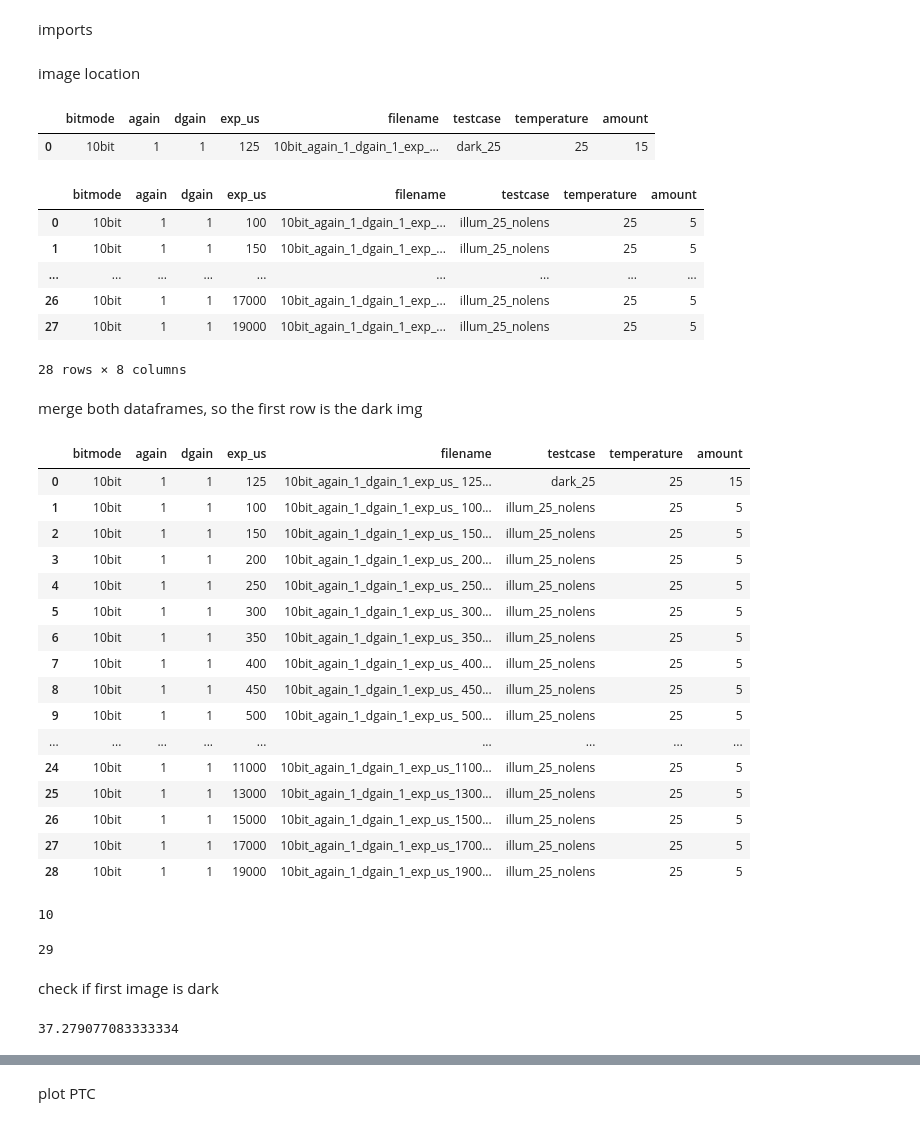
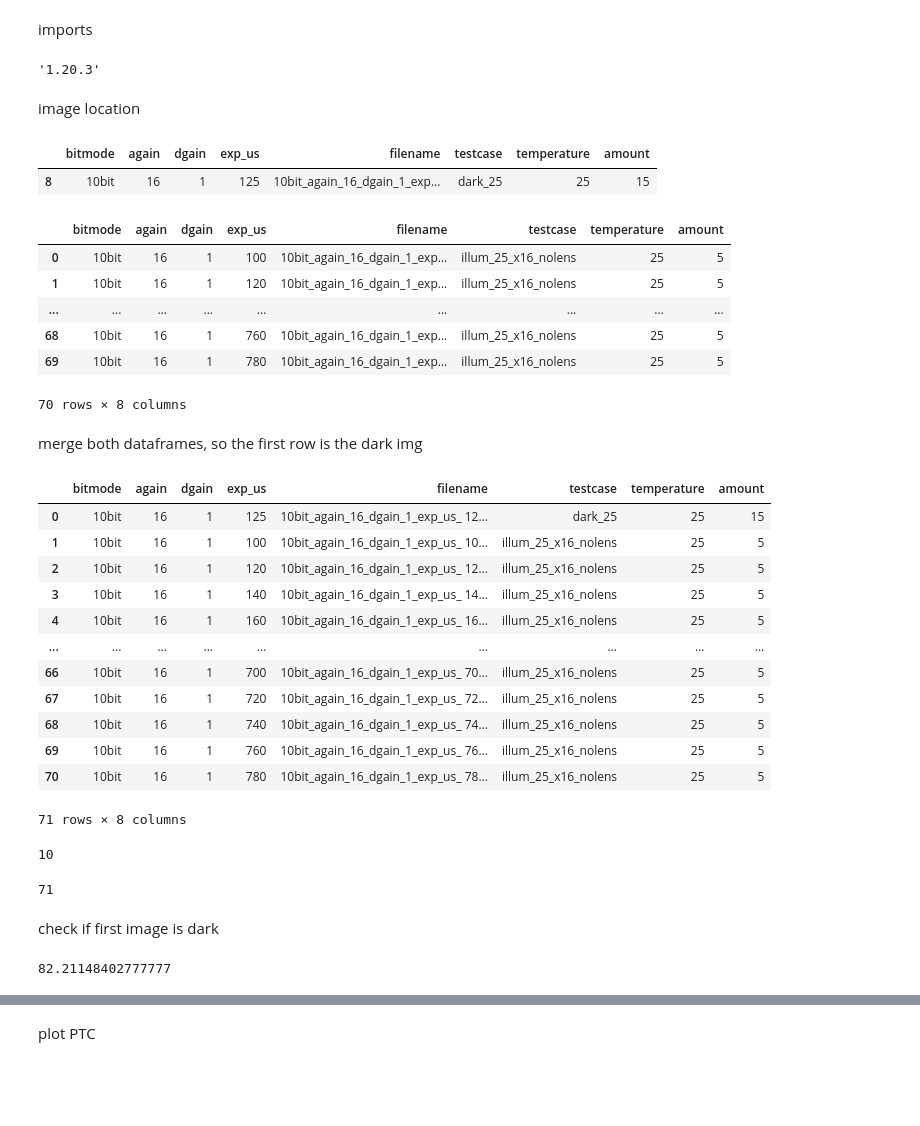
Before and after one commit to kstr0/ams_jetcis_software, a Jupyter notebook: ams_jetcis/notebooks/illuminated_ptc.ipynb, the cells around one changed output, grey strips where cells are left out. Saved outputs shown, nothing was run; the diff lists cells and outputs as text; code cells hidden in the pictures; blank space fills up the shorter version.

```diff
--- a/ams_jetcis/notebooks/illuminated_ptc.ipynb
+++ b/ams_jetcis/notebooks/illuminated_ptc.ipynb
@@ -16,32 +18,36 @@ import plotly.graph_objects as go
+# %%
+np.__version__
+# %% [output]
+'1.20.3'
 # %% [markdown]
 image location
 # %%
-illum_images = pathlib.Path(r'C:\Users\pbae.OFFICE\Documents\MEGAsync\ams\mira050illum_25_nolens')
+illum_images = pathlib.Path(r'C:\Users\pbae.OFFICE\Documents\MEGAsync\ams\mira050illum_25_x16_nolens')
 results_illum = illum_images/'results.csv'
 dark_images = pathlib.Path(r'C:\Users\pbae.OFFICE\Documents\MEGAsync\ams\mira050dark_25')
 results_dark = dark_images/'results.csv'
 # %%
 df_illum=pd.read_csv(results_illum)
 df_dark_all=pd.read_csv(results_dark)
 
 with pd.option_context('display.max_rows', 5,
                        'display.max_columns', 8,
                        'display.precision', 3,
                        'display.max_colwidth', 30
                        ):
-    df_dark=df_dark_all[(df_dark_all["again"] == 1) & (df_dark_all["exp_us"] == 125)]
+    df_dark=df_dark_all[(df_dark_all["again"] == 16) & (df_dark_all["exp_us"] == 125)]
     display(df_dark)
     display(df_illum)
 # %% [output]
 |  | bitmode | again | dgain | exp_us | filename | testcase | temperature | amount |
-| 0 | 10bit | 1 | 1 | 125 | 10bit_again_1_dgain_1_exp_... | dark_25 | 25 | 15 |
+| 8 | 10bit | 16 | 1 | 125 | 10bit_again_16_dgain_1_exp... | dark_25 | 25 | 15 |
 |  | bitmode | again | dgain | exp_us | filename | testcase | temperature | amount |
-| 0 | 10bit | 1 | 1 | 100 | 10bit_again_1_dgain_1_exp_... | illum_25_nolens | 25 | 5 |
-| 1 | 10bit | 1 | 1 | 150 | 10bit_again_1_dgain_1_exp_... | illum_25_nolens | 25 | 5 |
+| 0 | 10bit | 16 | 1 | 100 | 10bit_again_16_dgain_1_exp... | illum_25_x16_nolens | 25 | 5 |
+| 1 | 10bit | 16 | 1 | 120 | 10bit_again_16_dgain_1_exp... | illum_25_x16_nolens | 25 | 5 |
 | ... | ... | ... | ... | ... | ... | ... | ... | ... |
-| 26 | 10bit | 1 | 1 | 17000 | 10bit_again_1_dgain_1_exp_... | illum_25_nolens | 25 | 5 |
-| 27 | 10bit | 1 | 1 | 19000 | 10bit_again_1_dgain_1_exp_... | illum_25_nolens | 25 | 5 |
+| 68 | 10bit | 16 | 1 | 760 | 10bit_again_16_dgain_1_exp... | illum_25_x16_nolens | 25 | 5 |
+| 69 | 10bit | 16 | 1 | 780 | 10bit_again_16_dgain_1_exp... | illum_25_x16_nolens | 25 | 5 |
-28 rows × 8 columns
+70 rows × 8 columns
 # %% [markdown]
 merge both dataframes, so the first row is the dark img
 # %%
@@ -49,22 +55,18 @@ df_both=df_dark.append(df_illum, ignore_index = True)
 display(df_both)
 # %% [output]
 |  | bitmode | again | dgain | exp_us | filename | testcase | temperature | amount |
-| 0 | 10bit | 1 | 1 | 125 | 10bit_again_1_dgain_1_exp_us_ 125... | dark_25 | 25 | 15 |
-| 1 | 10bit | 1 | 1 | 100 | 10bit_again_1_dgain_1_exp_us_ 100... | illum_25_nolens | 25 | 5 |
-| 2 | 10bit | 1 | 1 | 150 | 10bit_again_1_dgain_1_exp_us_ 150... | illum_25_nolens | 25 | 5 |
-| 3 | 10bit | 1 | 1 | 200 | 10bit_again_1_dgain_1_exp_us_ 200... | illum_25_nolens | 25 | 5 |
-| 4 | 10bit | 1 | 1 | 250 | 10bit_again_1_dgain_1_exp_us_ 250... | illum_25_nolens | 25 | 5 |
-| 5 | 10bit | 1 | 1 | 300 | 10bit_again_1_dgain_1_exp_us_ 300... | illum_25_nolens | 25 | 5 |
-| 6 | 10bit | 1 | 1 | 350 | 10bit_again_1_dgain_1_exp_us_ 350... | illum_25_nolens | 25 | 5 |
-| 7 | 10bit | 1 | 1 | 400 | 10bit_again_1_dgain_1_exp_us_ 400... | illum_25_nolens | 25 | 5 |
-| 8 | 10bit | 1 | 1 | 450 | 10bit_again_1_dgain_1_exp_us_ 450... | illum_25_nolens | 25 | 5 |
-| 9 | 10bit | 1 | 1 | 500 | 10bit_again_1_dgain_1_exp_us_ 500... | illum_25_nolens | 25 | 5 |
+| 0 | 10bit | 16 | 1 | 125 | 10bit_again_16_dgain_1_exp_us_ 12... | dark_25 | 25 | 15 |
+| 1 | 10bit | 16 | 1 | 100 | 10bit_again_16_dgain_1_exp_us_ 10... | illum_25_x16_nolens | 25 | 5 |
+| 2 | 10bit | 16 | 1 | 120 | 10bit_again_16_dgain_1_exp_us_ 12... | illum_25_x16_nolens | 25 | 5 |
+| 3 | 10bit | 16 | 1 | 140 | 10bit_again_16_dgain_1_exp_us_ 14... | illum_25_x16_nolens | 25 | 5 |
+| 4 | 10bit | 16 | 1 | 160 | 10bit_again_16_dgain_1_exp_us_ 16... | illum_25_x16_nolens | 25 | 5 |
 | ... | ... | ... | ... | ... | ... | ... | ... | ... |
-| 24 | 10bit | 1 | 1 | 11000 | 10bit_again_1_dgain_1_exp_us_1100... | illum_25_nolens | 25 | 5 |
-| 25 | 10bit | 1 | 1 | 13000 | 10bit_again_1_dgain_1_exp_us_1300... | illum_25_nolens | 25 | 5 |
-| 26 | 10bit | 1 | 1 | 15000 | 10bit_again_1_dgain_1_exp_us_1500... | illum_25_nolens | 25 | 5 |
-| 27 | 10bit | 1 | 1 | 17000 | 10bit_again_1_dgain_1_exp_us_1700... | illum_25_nolens | 25 | 5 |
-| 28 | 10bit | 1 | 1 | 19000 | 10bit_again_1_dgain_1_exp_us_1900... | illum_25_nolens | 25 | 5 |
+| 66 | 10bit | 16 | 1 | 700 | 10bit_again_16_dgain_1_exp_us_ 70... | illum_25_x16_nolens | 25 | 5 |
+| 67 | 10bit | 16 | 1 | 720 | 10bit_again_16_dgain_1_exp_us_ 72... | illum_25_x16_nolens | 25 | 5 |
+| 68 | 10bit | 16 | 1 | 740 | 10bit_again_16_dgain_1_exp_us_ 74... | illum_25_x16_nolens | 25 | 5 |
+| 69 | 10bit | 16 | 1 | 760 | 10bit_again_16_dgain_1_exp_us_ 76... | illum_25_x16_nolens | 25 | 5 |
+| 70 | 10bit | 16 | 1 | 780 | 10bit_again_16_dgain_1_exp_us_ 78... | illum_25_x16_nolens | 25 | 5 |
+71 rows × 8 columns
 # %%
 imnames_dark=df_dark['filename']
 imnames_illum=df_illum['filename']
@@ -97,13 +99,13 @@ for imname in imnames_illum:
 # %%
 len(ptclist)
 # %% [output]
-29
+71
 # %% [markdown]
 check if first image is dark
 # %%
 display(np.mean(ptclist[0]))
 # %% [output]
-37.279077083333334
+82.21148402777777
 # %%
 # df.rename(columns = {'mean':'meanold'}, inplace = True)
 #statistics=ptc.get_stats(ptclist, df=df)
```
Also changed, not shown: parts of 11 cells of this notebook, 3 other files.
